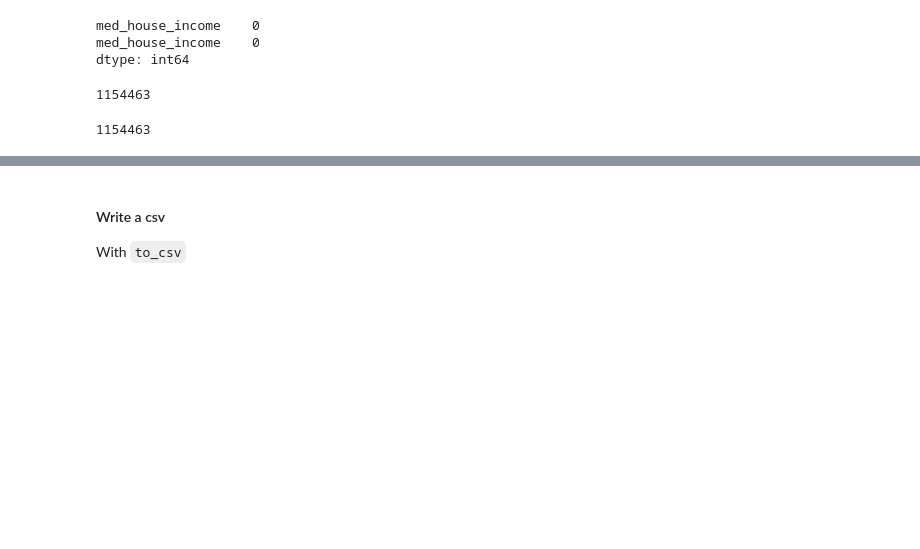
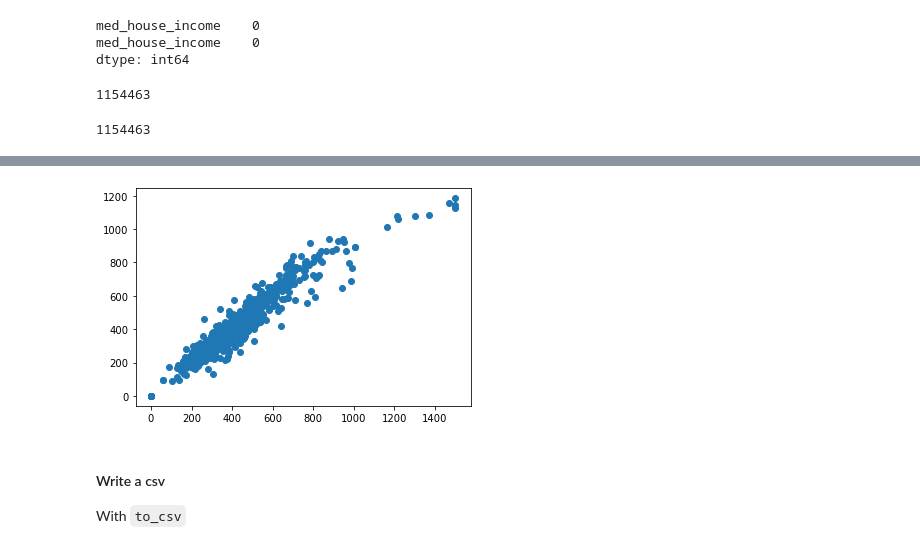
Before and after one commit to raafat-hantoush/IH_RH_DA_FT_AUG_2021, a Jupyter notebook: Class Materials/Pandas/Notebook_Code_Along_Intro_To_Pandas_Healthcare For_All_Structure.ipynb, the cells around one changed output, grey strips where cells are left out. Cells and saved outputs as stored; diff of their text form; code cells hidden in the pictures; blank space fills up the shorter version.

```diff
--- a/Class Materials/Pandas/Notebook_Code_Along_Intro_To_Pandas_Healthcare For_All_Structure.ipynb
+++ b/Class Materials/Pandas/Notebook_Code_Along_Intro_To_Pandas_Healthcare For_All_Structure.ipynb
@@ -49,8 +7,8 @@ hk_data
 # %% [markdown]
 ### Reading data
 # %%
-df= pd.read_csv("hk_for_all_pre_processed_data/helathcareforall.csv" )
-df.head(10)
+hk_data= pd.read_csv("hk_for_all_pre_processed_data/helathcareforall.csv" )
+hk_data.head(10)
 # %% [output]
 |  | CONTROLN | STATE | GENDER | HV1 | IC1 | IC4 | HVP1 | IC5 | POBC1 | POBC2 | IC2 | ... |
 | 0 | 44060 | FL | M | AAA896 | 392 | 520.0 | 7 | 21975 | 6 | 16 | 430.0 | ... |
@@ -935,0 +912,5 @@ np.sum(df5["hv1"])
+# %%
+plt.scatter(x=hk_data['IC2'], y=hk_data['IC3'])
+plt.show()
+# %% [output]
+[figure, added]
```
Also changed, not shown: parts of 11 cells of this notebook, 2 other files.
